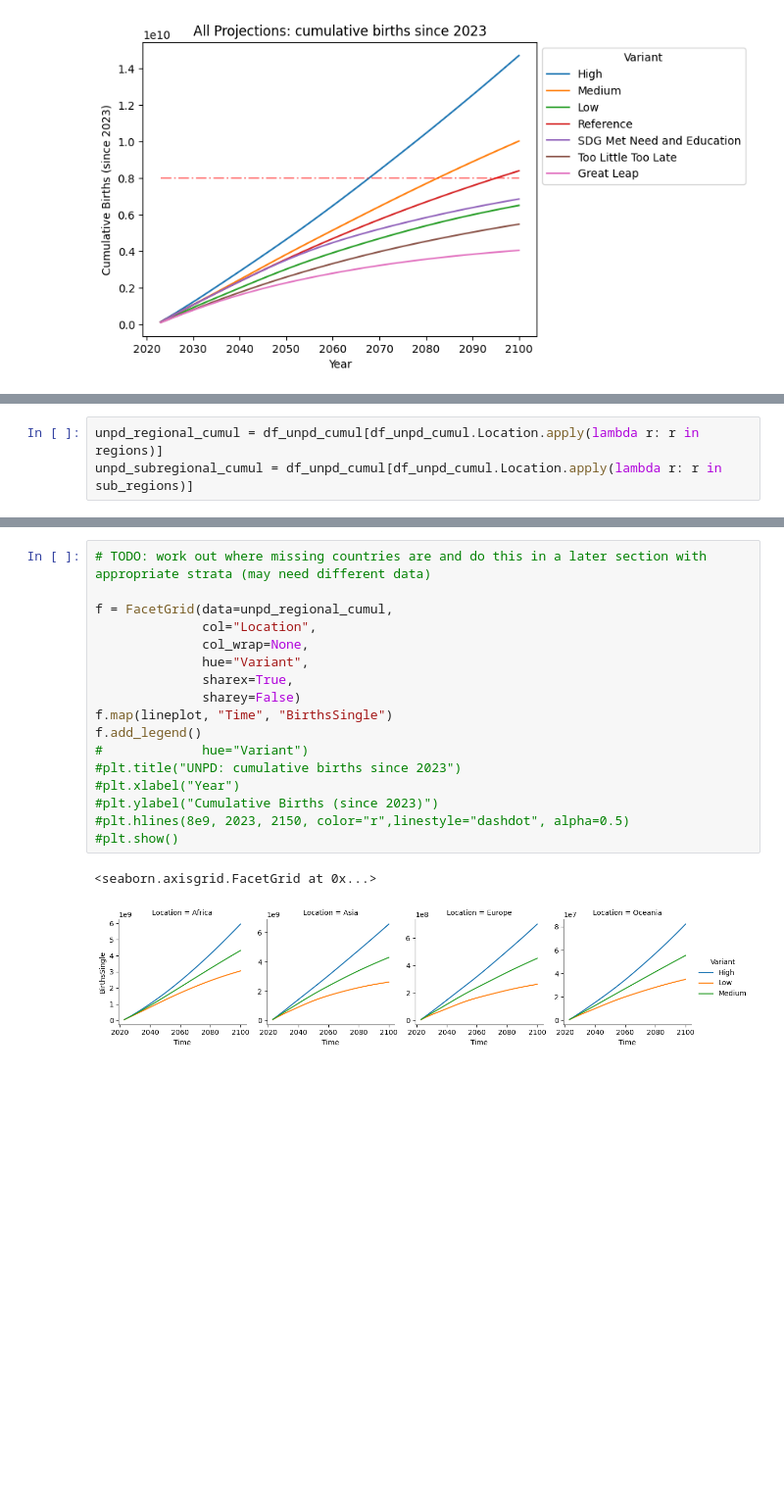
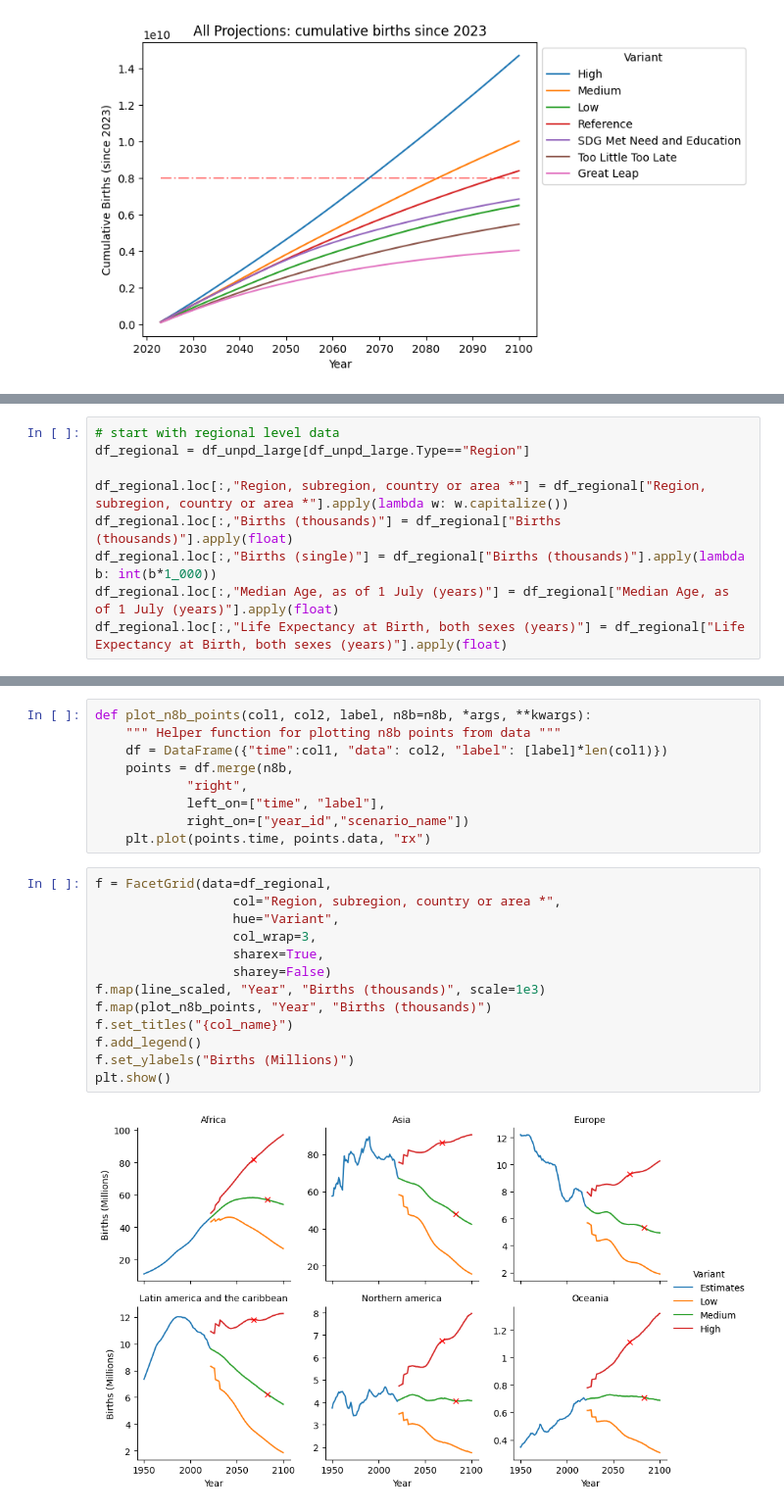
Before and after one commit to Niallfealty/n8b_un_foundation, a Jupyter notebook: model_analysis/exploratory/notebooks/initial_results/InitialResultsPresentation.ipynb, the cells around one changed output, grey strips where cells are left out. Shown at 98% size. Cells and saved outputs as stored; diff of their text form; blank space fills up the shorter version.

Commit message:
Pulled together plots for presentation

```diff
--- a/model_analysis/exploratory/notebooks/initial_results/InitialResultsPresentation.ipynb
+++ b/model_analysis/exploratory/notebooks/initial_results/InitialResultsPresentation.ipynb
@@ -156,3 +173,9 @@ plt.show()
 # %%
-unpd_regional_cumul = df_unpd_cumul[df_unpd_cumul.Location.apply(lambda r: r in regions)]
-unpd_subregional_cumul = df_unpd_cumul[df_unpd_cumul.Location.apply(lambda r: r in sub_regions)]
+# start with regional level data
+df_regional = df_unpd_large[df_unpd_large.Type=="Region"]
+
+df_regional.loc[:,"Region, subregion, country or area *"] = df_regional["Region, subregion, country or area *"].apply(lambda w: w.capitalize())
+df_regional.loc[:,"Births (thousands)"] = df_regional["Births (thousands)"].apply(float)
+df_regional.loc[:,"Births (single)"] = df_regional["Births (thousands)"].apply(lambda b: int(b*1_000))
+df_regional.loc[:,"Median Age, as of 1 July (years)"] = df_regional["Median Age, as of 1 July (years)"].apply(float)
+df_regional.loc[:,"Life Expectancy at Birth, both sexes (years)"] = df_regional["Life Expectancy at Birth, both sexes (years)"].apply(float)
@@ -159,20 +204,24 @@ unpd_subregional_cumul = df_unpd_cumul[df_unpd_cumul.Location.apply(lambda r: r
+# %%
+def plot_n8b_points(col1, col2, label, n8b=n8b, *args, **kwargs):
+    """ Helper function for plotting n8b points from data """
+    df = DataFrame({"time":col1, "data": col2, "label": [label]*len(col1)})
+    points = df.merge(n8b,
+            "right",
+            left_on=["time", "label"],
+            right_on=["year_id","scenario_name"])
+    plt.plot(points.time, points.data, "rx")
 # %%
-# TODO: work out where missing countries are and do this in a later section with appropriate strata (may need different data)
-
-f = FacetGrid(data=unpd_regional_cumul,
-              col="Location",
-              col_wrap=None,
-              hue="Variant",
-              sharex=True,
-              sharey=False)
-f.map(lineplot, "Time", "BirthsSingle")
+f = FacetGrid(data=df_regional,
+                  col="Region, subregion, country or area *",
+                  hue="Variant",
+                  col_wrap=3,
+                  sharex=True,
+                  sharey=False)
+f.map(line_scaled, "Year", "Births (thousands)", scale=1e3)
+f.map(plot_n8b_points, "Year", "Births (thousands)")
+f.set_titles("{col_name}")
 f.add_legend()
-#             hue="Variant")
-#plt.title("UNPD: cumulative births since 2023")
-#plt.xlabel("Year")
-#plt.ylabel("Cumulative Births (since 2023)")
-#plt.hlines(8e9, 2023, 2150, color="r",linestyle="dashdot", alpha=0.5)
-#plt.show()
+f.set_ylabels("Births (Millions)")
+plt.show()
 # %% [output]
-<seaborn.axisgrid.FacetGrid at 0x...>
-[figure, old version]
+[figure, new version]
```
Also changed, not shown: parts of 33 cells of this notebook.
